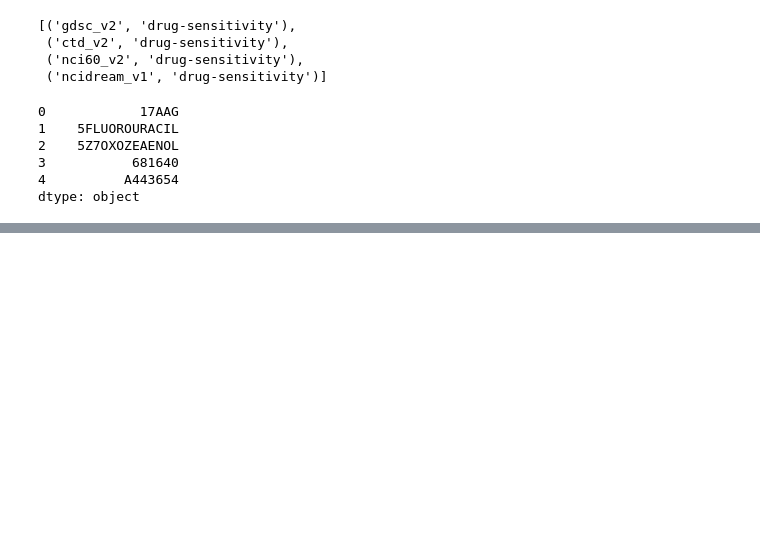
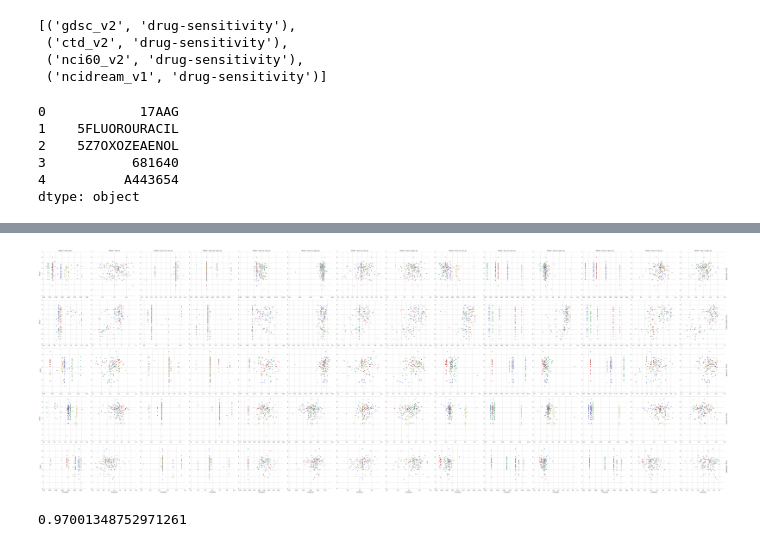
Before and after one commit to eric-czech/mgds, a Jupyter notebook: python/notebook/data_modeling/rx_modeling/training.ipynb, the cells around one changed output, grey strips where cells are left out. Cells and saved outputs as stored; diff of their text form; code cells hidden in the pictures; blank space fills up the shorter version.

```diff
--- a/python/notebook/data_modeling/rx_modeling/training.ipynb
+++ b/python/notebook/data_modeling/rx_modeling/training.ipynb
@@ -673,0 +708,31 @@ dtype: float64
+# %%
+
+def plot_predictions(d_pred, share_axes=False):
+    c_actual = [c for c in d_pred if c[-1] == 'Actual']
+    c_pred = d_pred.columns.difference(c_actual)
+
+    d = []
+    for c_act in c_actual:
+        drug_name = c_act[-2]
+        c_drug_pred = [c for c in c_pred if c[-2] == drug_name]
+        for c_pre in c_drug_pred:
+            model_name = c_pre[-1]
+            d.append(pd.DataFrame({
+                'Predicted': d_pred[c_pre],
+                'Actual': d_pred[c_act],
+                'Drug': drug_name,
+                'Model': model_name,
+                'Fold': d_pred.index.get_level_values('FOLD_ID')
+            }))
+
+    d = pd.concat(d)
+    g = sns.FacetGrid(
+            d, row='Drug', col='Model', hue='Fold', margin_titles=True, size=5, aspect=1,
+            sharex=share_axes, sharey=share_axes)
+    #g.map(sns.regplot, 'Predicted', 'Actual')
+    g.map(plt.scatter, 'Predicted', 'Actual')
+    return g, d
+
+grid, d_plt = plot_predictions(d_pred)
+# %% [output]
+[figure, added]
@@ -673,0 +741,6 @@ dtype: float64
+# %%
+xx = np.arange(1, 10)
+yx = xx * 1 + np.random.rand(len(xx))
+r2_score(xx, yx)
+# %% [output]
+0.97001348752971261
```
Also changed, not shown: parts of 39 cells of this notebook, 2 other files.
